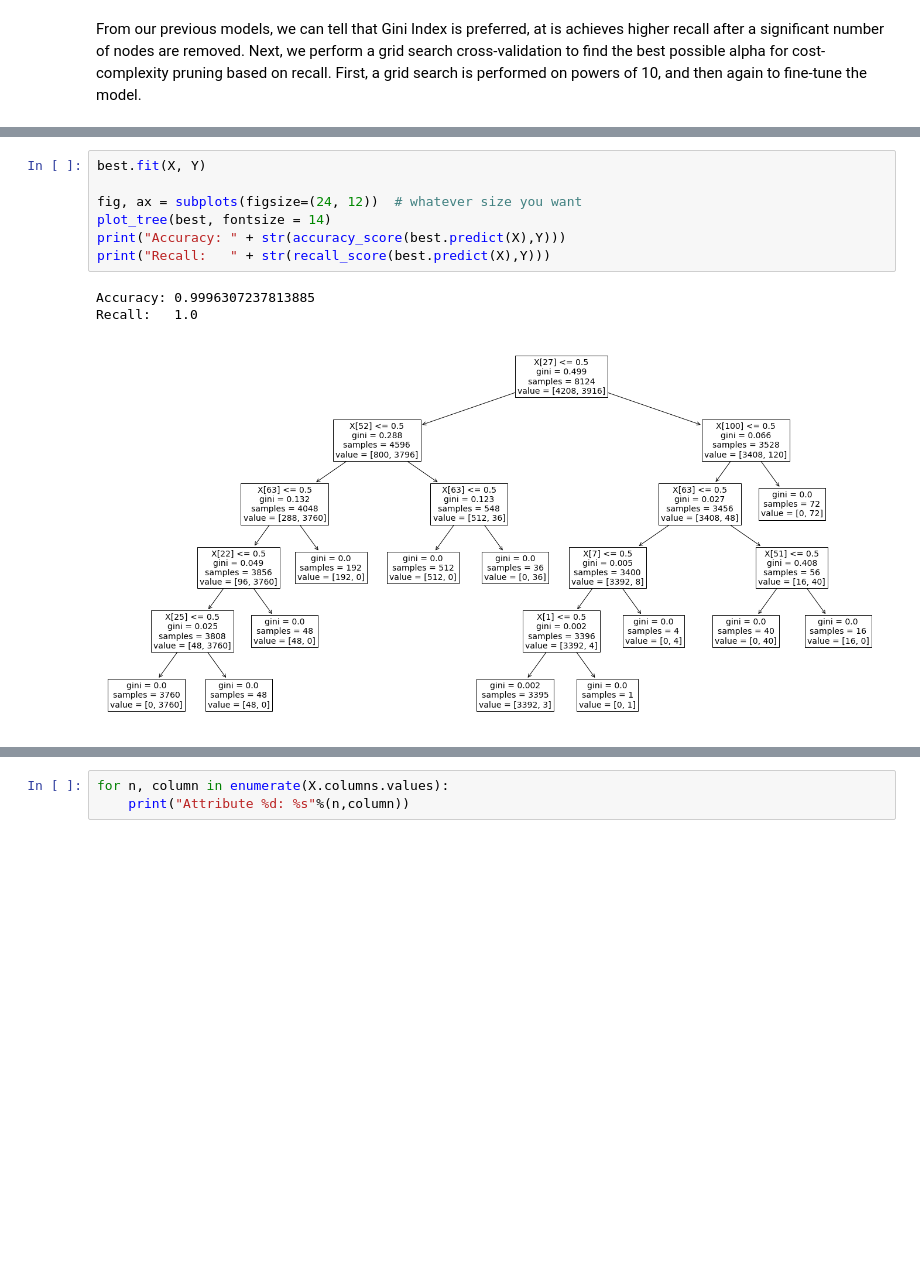
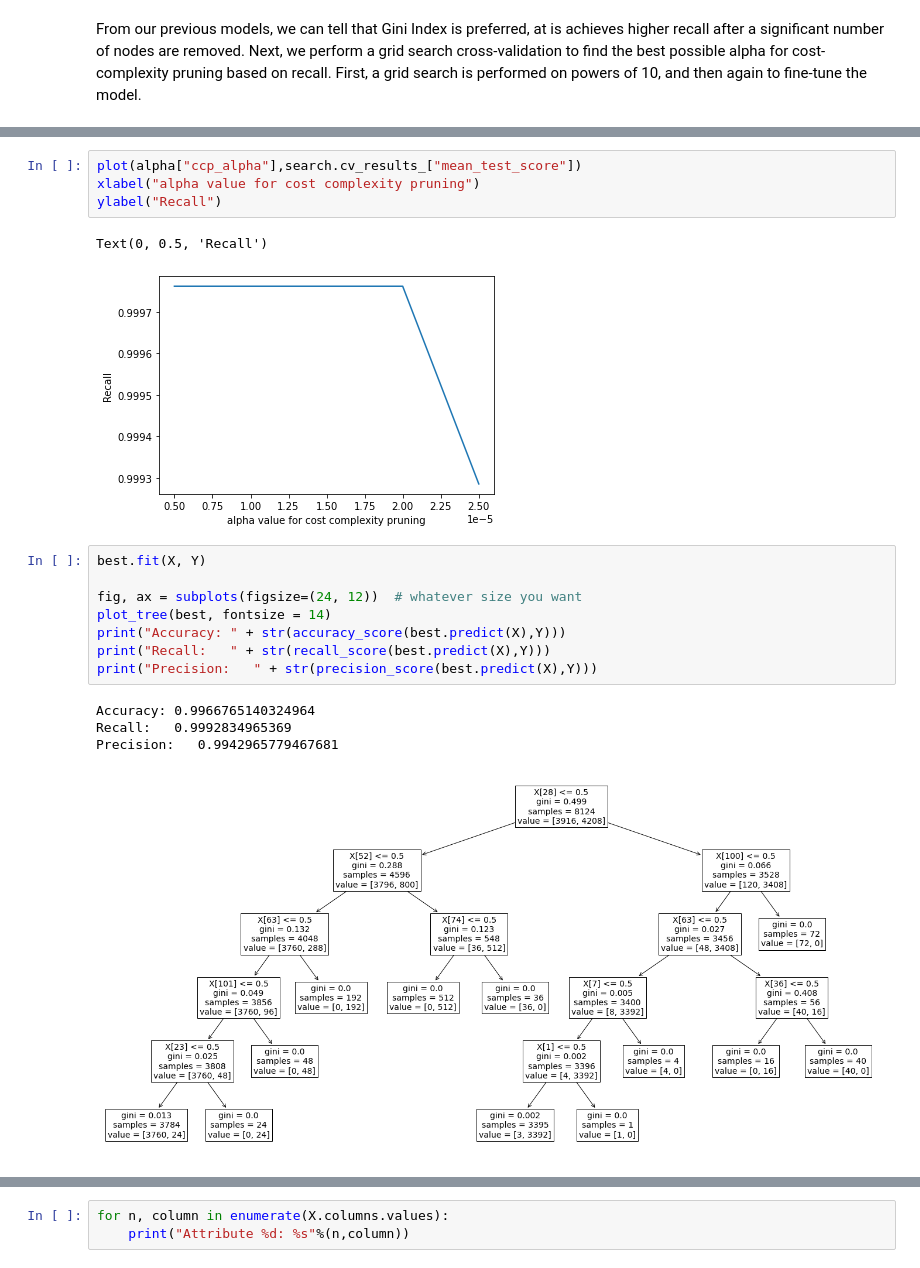
Before and after one commit to salbalkus/CIS490_Group5_FinalProject, a Jupyter notebook: Sal_Final_Project.ipynb, the cells around one changed output, grey strips where cells are left out. Saved outputs shown, nothing was run; the diff lists cells and outputs as text; blank space fills up the shorter version.

```diff
--- a/Sal_Final_Project.ipynb
+++ b/Sal_Final_Project.ipynb
@@ -188,3 +218,10 @@ best = search.best_estimator_
+# %%
+plot(alpha["ccp_alpha"],search.cv_results_["mean_test_score"])
+xlabel("alpha value for cost complexity pruning")
+ylabel("Recall")
+# %% [output]
+Text(0, 0.5, 'Recall')
+[figure, added]
 # %%
 best.fit(X, Y)
 
@@ -192,7 +229,9 @@ fig, ax = subplots(figsize=(24, 12))  # whatever size you want
 plot_tree(best, fontsize = 14)
 print("Accuracy: " + str(accuracy_score(best.predict(X),Y)))
 print("Recall:   " + str(recall_score(best.predict(X),Y)))
+print("Precision:   " + str(precision_score(best.predict(X),Y)))
 # %% [output]
-Accuracy: 0.9996307237813885
-Recall:   1.0
+Accuracy: 0.9966765140324964
+Recall:   0.9992834965369
+Precision:   0.9942965779467681
 [figure]
```
Also changed, not shown: parts of 21 cells of this notebook, 6 other files.
